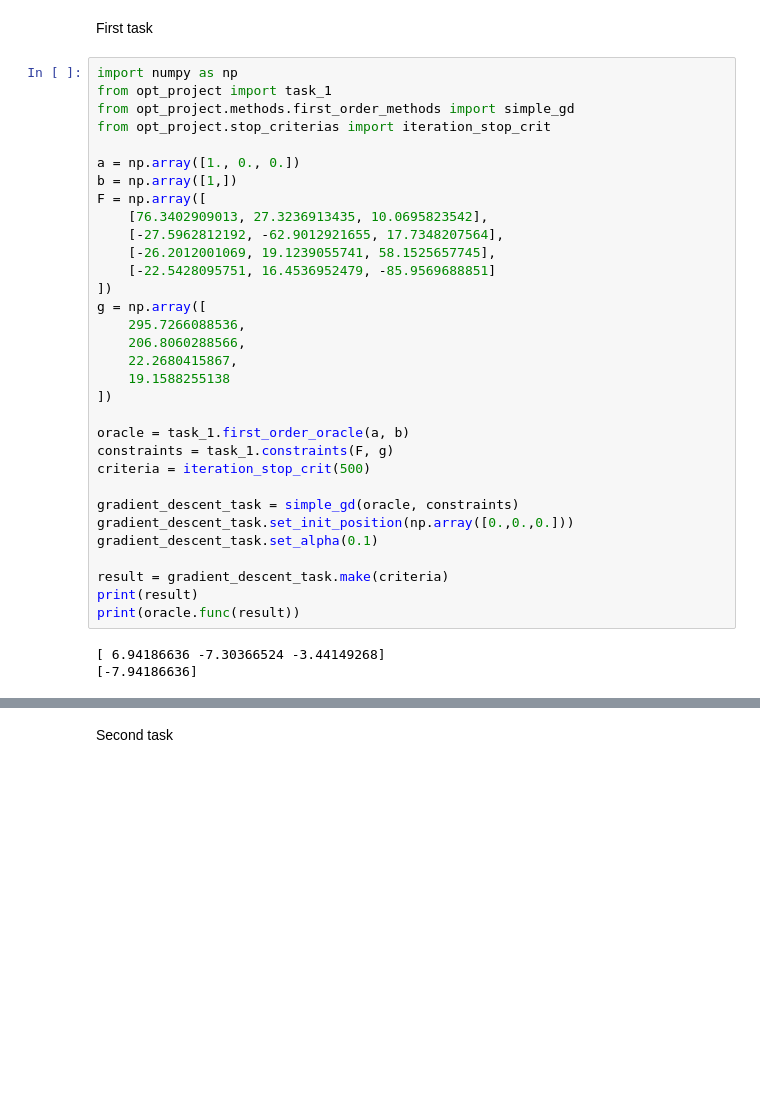
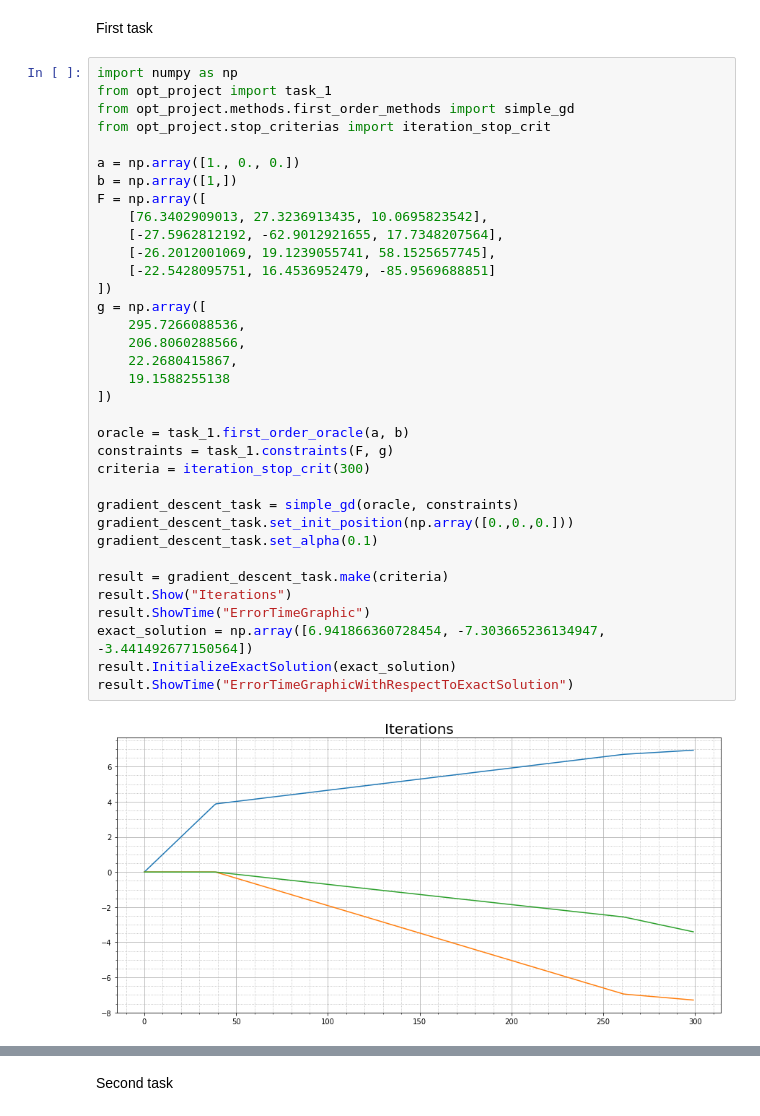
Before and after one commit to KaEuAn/ConvexOptimisationProject, a Jupyter notebook: MethodsOptimisationRealisation.ipynb, the cells around one changed output, grey strips where cells are left out. Cells and saved outputs as stored; diff of their text form; blank space fills up the shorter version.

Commit message:
Adding class opt_project\visualisation\visualisation_methods.py 	It includes class ApproxPath, which unifies methods outputs 	and supports different techniques for the method results 	visualisation.

```diff
--- a/MethodsOptimisationRealisation.ipynb
+++ b/MethodsOptimisationRealisation.ipynb
@@ -9,35 +9,37 @@ First task
 # %%
 import numpy as np
 from opt_project import task_1
 from opt_project.methods.first_order_methods import simple_gd
 from opt_project.stop_criterias import iteration_stop_crit
 
 a = np.array([1., 0., 0.])
 b = np.array([1,])
 F = np.array([
     [76.3402909013, 27.3236913435, 10.0695823542],
     [-27.5962812192, -62.9012921655, 17.7348207564],
     [-26.2012001069, 19.1239055741, 58.1525657745],
     [-22.5428095751, 16.4536952479, -85.9569688851]
 ])
 g = np.array([
     295.7266088536,
     206.8060288566,
     22.2680415867,
     19.1588255138
 ])
 
 oracle = task_1.first_order_oracle(a, b)
 constraints = task_1.constraints(F, g)
-criteria = iteration_stop_crit(500)
+criteria = iteration_stop_crit(300)
 
 gradient_descent_task = simple_gd(oracle, constraints)
 gradient_descent_task.set_init_position(np.array([0.,0.,0.]))
 gradient_descent_task.set_alpha(0.1)
 
 result = gradient_descent_task.make(criteria)
-print(result)
-print(oracle.func(result))
+result.Show("Iterations")
+result.ShowTime("ErrorTimeGraphic")
+exact_solution = np.array([6.941866360728454, -7.303665236134947, -3.441492677150564])
+result.InitializeExactSolution(exact_solution)
+result.ShowTime("ErrorTimeGraphicWithRespectToExactSolution")
 # %% [output]
-[ 6.94186636 -7.30366524 -3.44149268]
-[-7.94186636]
+[figure, added]
```
Also changed, not shown: parts of 2 cells of this notebook, 4 other files.
